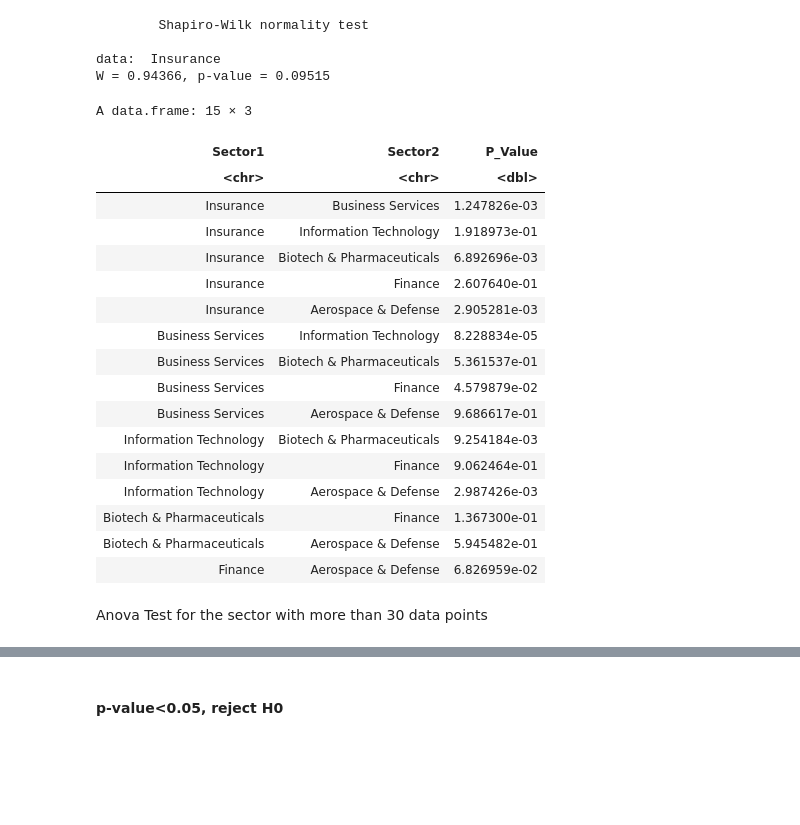
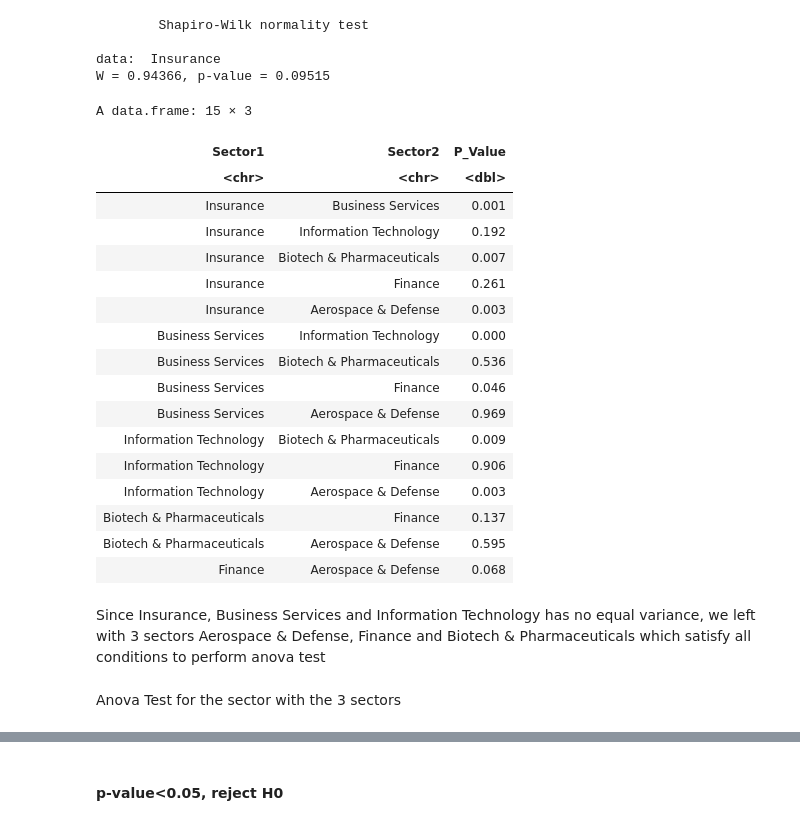
Before and after one commit to ngyh6726/MH3511_R_Project, a Jupyter notebook: WY analysis.ipynb, the cells around one changed output, grey strips where cells are left out. Cells and saved outputs as stored; diff of their text form; code cells hidden in the pictures; blank space fills up the shorter version.

```diff
--- a/WY analysis.ipynb
+++ b/WY analysis.ipynb
@@ -123,7 +137,8 @@ A data.frame: 22 × 2
 | Transportation & Logistics | 103, 106.25, 110.5, 117.6667, 114... |
 | Travel & Tourism | 89, 101.50, 114.0, 128.6667, 148.... |
 # %%
-sector_counts <- aggregate(avg_salary ~ Sector, data=df, FUN=length)
+sector_counts <- aggregate(df$avg_salary, by = list(df$Sector), FUN = length)
+names(sector_counts) <- c("Sector", "Freq")
 sector_counts
 # %% [output]
 A data.frame: 22 × 2
@@ -149,7 +164,7 @@ A data.frame: 22 × 2
 Filter the sector with more than 30 data points
 # %%
 # Extract the sectors with more than 30 data points
-selected_sectors <- subset(sector_counts, avg_salary > 30)
+selected_sectors <- subset(sector_counts, sector_counts$Freq > 30)
 selected_sectors
 # %% [output]
 A data.frame: 6 × 2
@@ -235,47 +251,49 @@ W = 0.94366, p-value = 0.09515
 # %%
 # Initialize lists to store the comparisons and p-values
 sector1_list <- c()
 sector2_list <- c()
 p_value_list <- c()
 
 # Perform variance test for each pair of sectors
 for (i in 1:(length(group) - 1)) {
   for (j in (i+1):length(group)) {
     sector1 <- df_new[df_new$Sector == group[i], "avg_salary"]
     sector2 <- df_new[df_new$Sector == group[j], "avg_salary"]
 
     # Perform variance test
     var_test_result <- var.test(sector1, sector2)
 
     # Store the sector comparisons and p-values
     sector1_list <- c(sector1_list, group[i])
     sector2_list <- c(sector2_list, group[j])
-    p_value_list <- c(p_value_list, var_test_result$p.value)
+    p_value_list <- c(p_value_list, round(var_test_result$p.value, 3))
   }
 }
 
 # Create a data frame to store the results
 results_df <- data.frame(Sector1 = sector1_list, Sector2 = sector2_list, P_Value = p_value_list)
 
 results_df
 # %% [output]
 A data.frame: 15 × 3
 | Sector1 | Sector2 | P_Value |
 | <chr> | <chr> | <dbl> |
-| Insurance | Business Services | 1.247826e-03 |
-| Insurance | Information Technology | 1.918973e-01 |
-| Insurance | Biotech & Pharmaceuticals | 6.892696e-03 |
-| Insurance | Finance | 2.607640e-01 |
-| Insurance | Aerospace & Defense | 2.905281e-03 |
-| Business Services | Information Technology | 8.228834e-05 |
-| Business Services | Biotech & Pharmaceuticals | 5.361537e-01 |
-| Business Services | Finance | 4.579879e-02 |
-| Business Services | Aerospace & Defense | 9.686617e-01 |
-| Information Technology | Biotech & Pharmaceuticals | 9.254184e-03 |
-| Information Technology | Finance | 9.062464e-01 |
-| Information Technology | Aerospace & Defense | 2.987426e-03 |
-| Biotech & Pharmaceuticals | Finance | 1.367300e-01 |
-| Biotech & Pharmaceuticals | Aerospace & Defense | 5.945482e-01 |
-| Finance | Aerospace & Defense | 6.826959e-02 |
+| Insurance | Business Services | 0.001 |
+| Insurance | Information Technology | 0.192 |
+| Insurance | Biotech & Pharmaceuticals | 0.007 |
+| Insurance | Finance | 0.261 |
+| Insurance | Aerospace & Defense | 0.003 |
+| Business Services | Information Technology | 0.000 |
+| Business Services | Biotech & Pharmaceuticals | 0.536 |
+| Business Services | Finance | 0.046 |
+| Business Services | Aerospace & Defense | 0.969 |
+| Information Technology | Biotech & Pharmaceuticals | 0.009 |
+| Information Technology | Finance | 0.906 |
+| Information Technology | Aerospace & Defense | 0.003 |
+| Biotech & Pharmaceuticals | Finance | 0.137 |
+| Biotech & Pharmaceuticals | Aerospace & Defense | 0.595 |
+| Finance | Aerospace & Defense | 0.068 |
+# %% [markdown]
+Since Insurance, Business Services and Information Technology has no equal variance, we left with 3 sectors Aerospace & Defense, Finance and Biotech & Pharmaceuticals which satisfy all conditions to perform anova test
 # %% [markdown]
-Anova Test for the sector with more than 30 data points
+Anova Test for the sector with the 3 sectors
```
Also changed, not shown: parts of 8 cells of this notebook.
